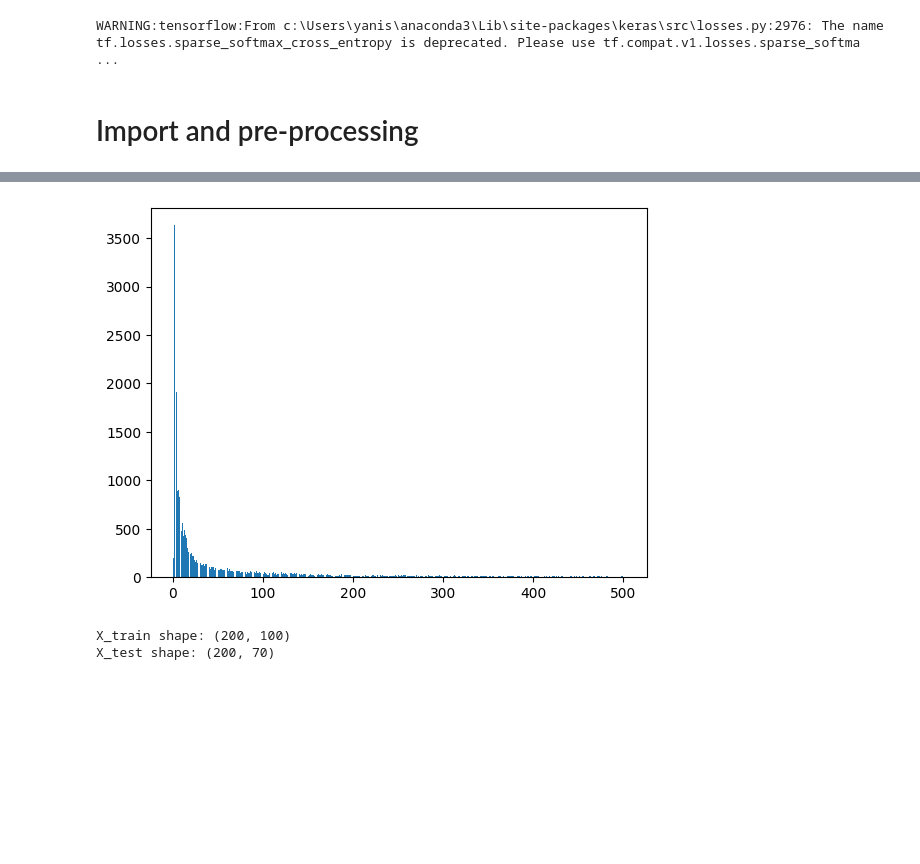
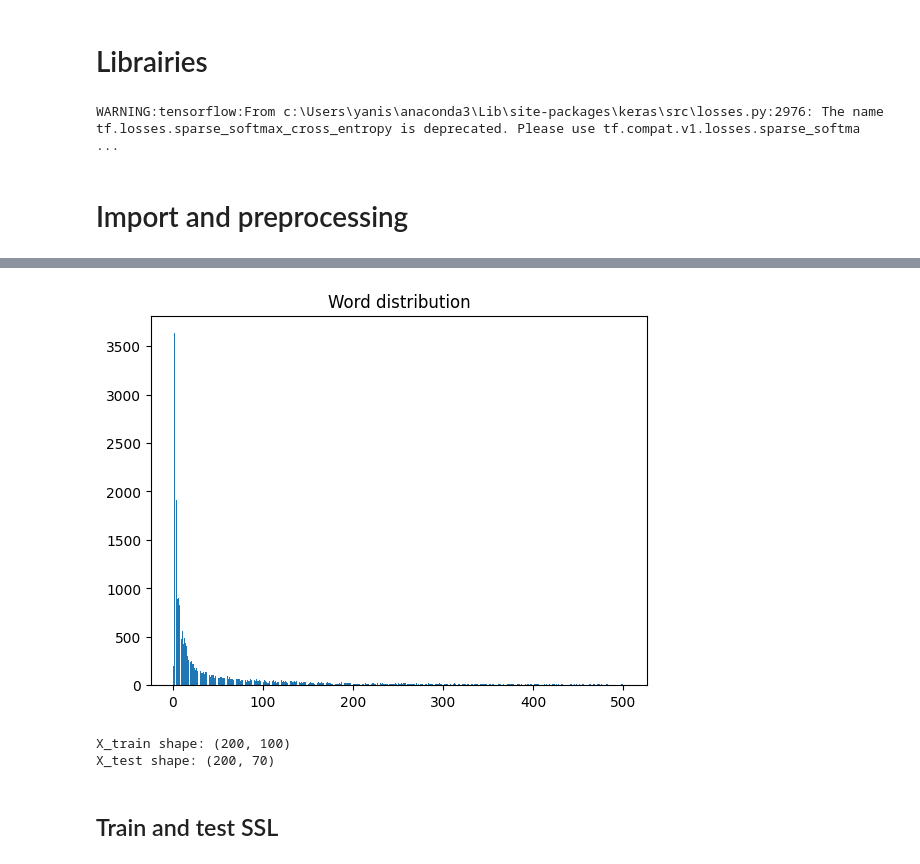
Before and after one commit to yanisrem/SSM-Project, a Jupyter notebook: ssl.ipynb, the cells around one changed output, grey strips where cells are left out. Cells and saved outputs as stored; diff of their text form; code cells hidden in the pictures; blank space fills up the shorter version.

```diff
--- a/ssl.ipynb
+++ b/ssl.ipynb
@@ -1,3 +1,5 @@
+# %% [markdown]
+# Librairies
 # %%
 import numpy as np
 import torch
@@ -14,5 +24,5 @@ WARNING:tensorflow:From c:\Users\yanis\anaconda3\Lib\site-packages\keras\src\los
 # %% [markdown]
-# Import and pre-processing
+# Import and preprocessing
 # %%
 NUM_WORDS = 5000
 INDEX_FROM = 3
@@ -65,13 +75,14 @@ X[0]: [   1   14   22   16   43  530  973 1622 1385   65  458 4468   66 3941
 # %%
 unique_elements, counts = np.unique(X, return_counts=True)
 occurrences_dict = dict(zip(unique_elements, counts))
 
 keys = list(occurrences_dict.keys())[:500]
 values = list(occurrences_dict.values())[:500]
 
 plt.bar(keys, values)
+plt.title("Word distribution")
 plt.show()
 # %% [output]
-[figure, old version]
+[figure, new version]
 # %%
 # Train - test split
@@ -84,3 +95,5 @@ print("X_test shape:", X_test.shape)
 # %% [output]
 X_train shape: (200, 100)
 X_test shape: (200, 70)
+# %% [markdown]
+## Train and test SSL
```
Also changed, not shown: parts of 21 cells of this notebook, 15 other files.
